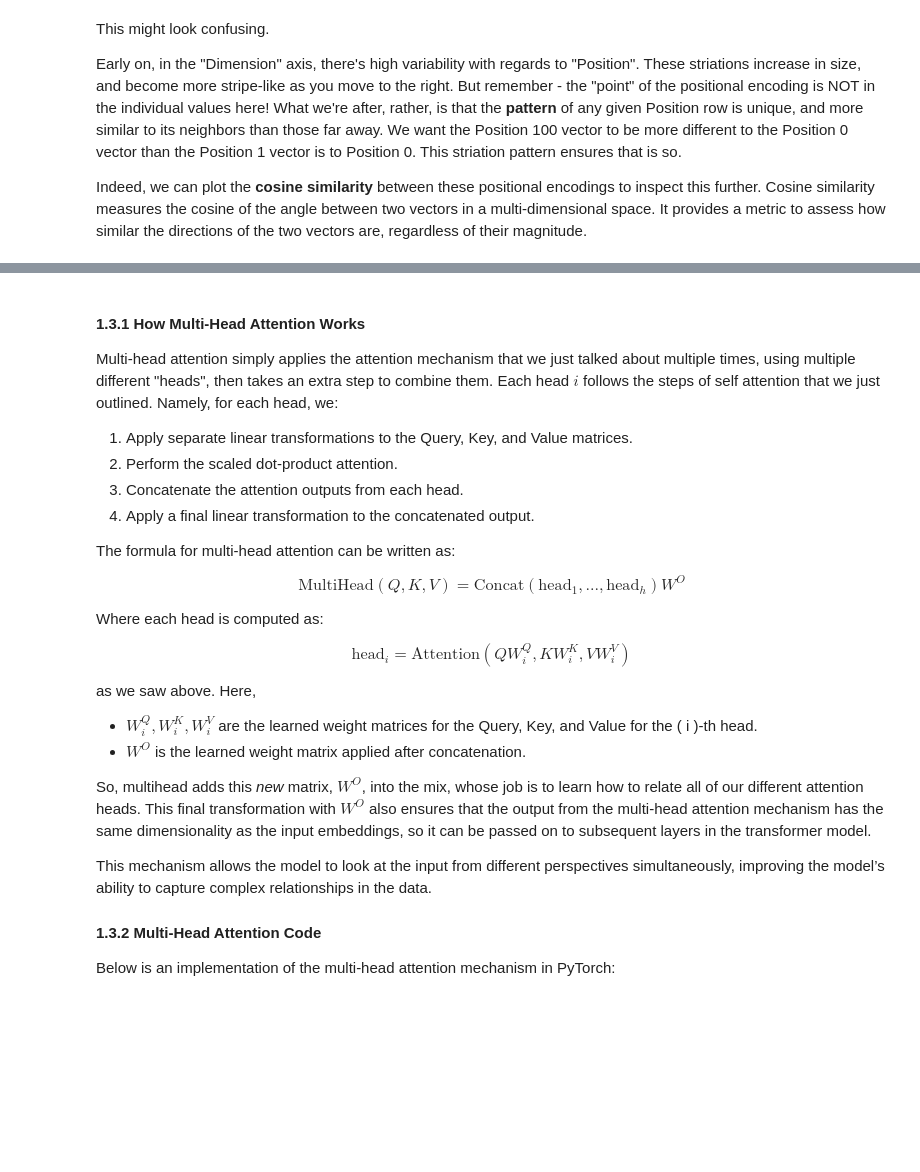
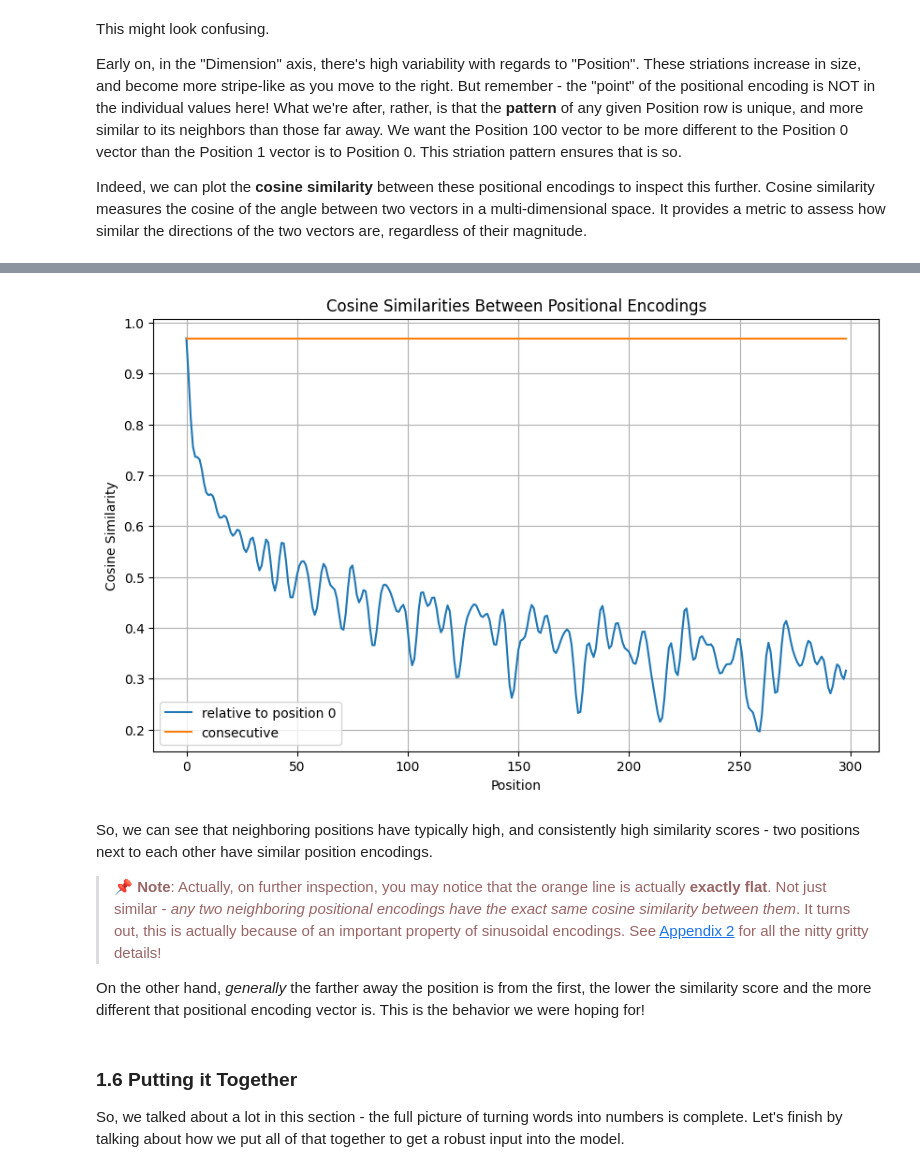
Before and after one commit to apetulante/Tutorials, a Jupyter notebook: Architectures/Basic_Transformer_Tutorial/Transformer_Tutorial.ipynb, the cells around one changed output, grey strips where cells are left out. Cells and saved outputs as stored; diff of their text form; code cells hidden in the pictures; blank space fills up the shorter version.

Commit message:
add nb and model ckpt

```diff
--- a/Architectures/Basic_Transformer_Tutorial/Transformer_Tutorial.ipynb
+++ b/Architectures/Basic_Transformer_Tutorial/Transformer_Tutorial.ipynb
@@ -669,34 +682,0 @@ The essence of multi-head attention is to run several self-attention mechanisms
-# %% [markdown]
-#### 1.3.1 How Multi-Head Attention Works
-
-Multi-head attention simply applies the attention mechanism that we just talked about multiple times, using multiple different "heads", then takes an extra step to combine them. Each head $i$ follows the steps of self attention that we just outlined. Namely, for each head, we:
-
-1. Apply separate linear transformations to the Query, Key, and Value matrices.
-2. Perform the scaled dot-product attention.
-3. Concatenate the attention outputs from each head.
-4. Apply a final linear transformation to the concatenated output.
-
-The formula for multi-head attention can be written as:
-
-$$
-\text{MultiHead}(Q, K, V) = \text{Concat}(\text{head}_1, ..., \text{head}_h)W^O
-$$
-
-Where each head is computed as:
-
-$$
-\text{head}_i = \text{Attention}(QW^Q_i, KW^K_i, VW^V_i)
-$$
-
-as we saw above. Here,
-- $W^Q_i, W^K_i, W^V_i$ are the learned weight matrices for the Query, Key, and Value for the \( i \)-th head.
-- $W^O$ is the learned weight matrix applied after concatenation.
-
-So, multihead adds this *new* matrix, $W^O$, into the mix, whose job is to learn how to relate all of our different attention heads.
-This final transformation with $W^O$ also ensures that the output from the multi-head attention mechanism has the same dimensionality as the input embeddings, so it can be passed on to subsequent layers in the transformer model.
-
-This mechanism allows the model to look at the input from different perspectives simultaneously, improving the model’s ability to capture complex relationships in the data.
-
-#### 1.3.2 Multi-Head Attention Code
-
-Below is an implementation of the multi-head attention mechanism in PyTorch:
@@ -741,0 +683,34 @@ class MultiHeadAttention(nn.Module):
+# %%
+# Initialize a list to store cosine similarities
+cosine_similarities = []
+cosine_similarities_pairs = []
+
+# Calculate cosine similarity relative to first
+for i in range(1,max_seq_length):  # comparisons for positions 0, n
+    sim = cosine_similarity([pos_encodings[0]], [pos_encodings[i]])[0][0]
+    cosine_similarities.append(sim)
+# Calculate cosine similarity between consecutive positions
+for i in range(max_seq_length-1):  # comparisons for positions i, i+1
+    sim = cosine_similarity([pos_encodings[i]], [pos_encodings[i + 1]])[0][0]
+    cosine_similarities_pairs.append(sim)
+
+plt.figure(figsize=(10, 6))
+plt.plot(range(len(cosine_similarities)), cosine_similarities,label='relative to position 0')
+plt.plot(range(len(cosine_similarities_pairs)), cosine_similarities_pairs, label='consecutive')
+plt.title('Cosine Similarities Between Positional Encodings')
+plt.xlabel('Position')
+plt.ylabel('Cosine Similarity')
+plt.grid(True)
+plt.legend(); plt.show()
+# %% [output]
+[figure, added]
+# %% [markdown]
+So, we can see that neighboring positions have typically high, and consistently high similarity scores - two positions next to each other have similar position encodings.
+
+> 📌 <font color="#996565"><strong>Note</strong>: Actually, on further inspection, you may notice that the orange line is actually **exactly flat**. Not just similar - *any two neighboring positional encodings have the exact same cosine similarity between them*. It turns out, this is actually because of an important property of sinusoidal encodings. See [Appendix 2](#scrollTo=LZVT_dwxlLu6&line=2&uniqifier=1) for all the nitty gritty details!</font>
+
+On the other hand, *generally* the farther away the position is from the first, the lower the similarity score and the more different that positional encoding vector is. This is the behavior we were hoping for!
+# %% [markdown]
+### 1.6 Putting it Together
+
+So, we talked about a lot in this section - the full picture of turning words into numbers is complete. Let's finish by talking about how we put all of that together to get a robust input into the model.
```
Also changed, not shown: parts of 442 cells of this notebook, 1 other file.
